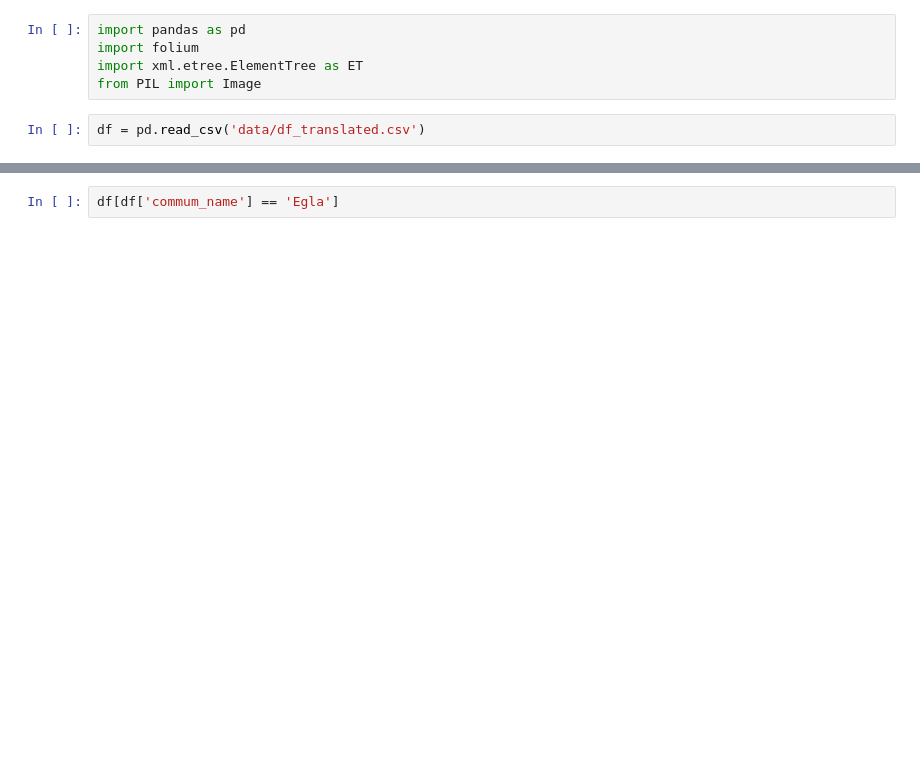
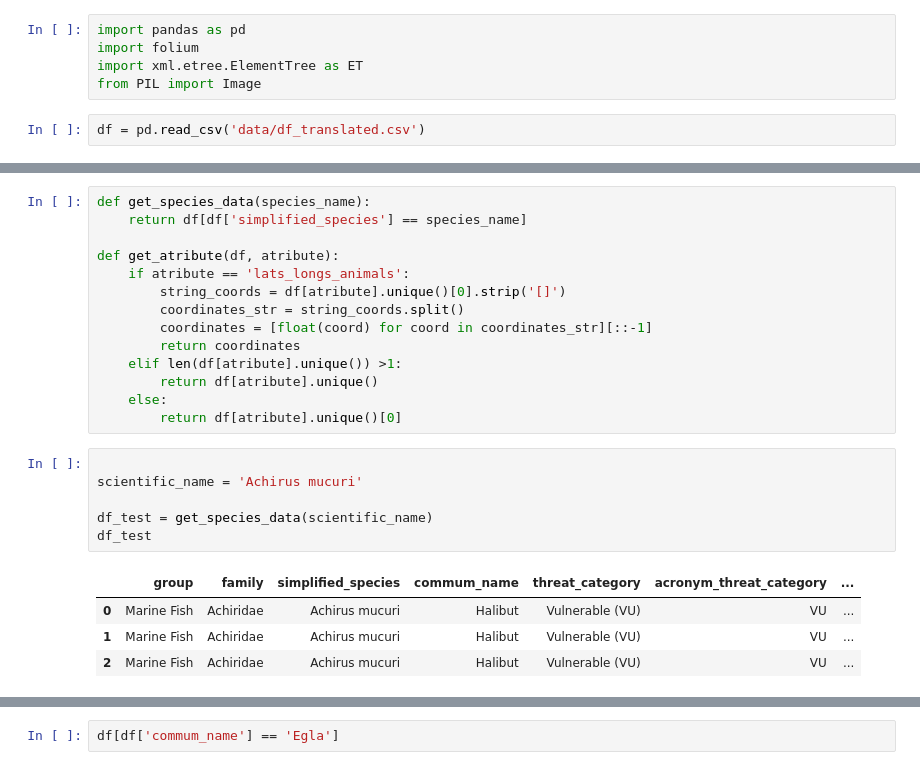
Before and after one commit to Acqua-Tech/aqua-tech, a Jupyter notebook: map/map.ipynb, the cells around one changed output, grey strips where cells are left out. Drawn from its saved outputs; the diff is of its cells as text; blank space fills up the shorter version.

Commit message:
Function to extract the atributes of the data

```diff
--- a/map/map.ipynb
+++ b/map/map.ipynb
@@ -23,0 +8,25 @@ df
+# %%
+def get_species_data(species_name):
+    return df[df['simplified_species'] == species_name]
+
+def get_atribute(df, atribute):
+    if atribute == 'lats_longs_animals':
+        string_coords = df[atribute].unique()[0].strip('[]')
+        coordinates_str = string_coords.split()
+        coordinates = [float(coord) for coord in coordinates_str][::-1]
+        return coordinates
+    elif len(df[atribute].unique()) >1:
+        return df[atribute].unique()
+    else:
+        return df[atribute].unique()[0]
+# %%
+
+scientific_name = 'Achirus mucuri'
+
+df_test = get_species_data(scientific_name)
+df_test
+# %% [output]
+|  | group | family | simplified_species | commum_name | threat_category | acronym_threat_category | ... |
+| 0 | Marine Fish | Achiridae | Achirus mucuri | Halibut | Vulnerable (VU) | VU | ... |
+| 1 | Marine Fish | Achiridae | Achirus mucuri | Halibut | Vulnerable (VU) | VU | ... |
+| 2 | Marine Fish | Achiridae | Achirus mucuri | Halibut | Vulnerable (VU) | VU | ... |
```
Also changed, not shown: parts of 4 cells of this notebook.
